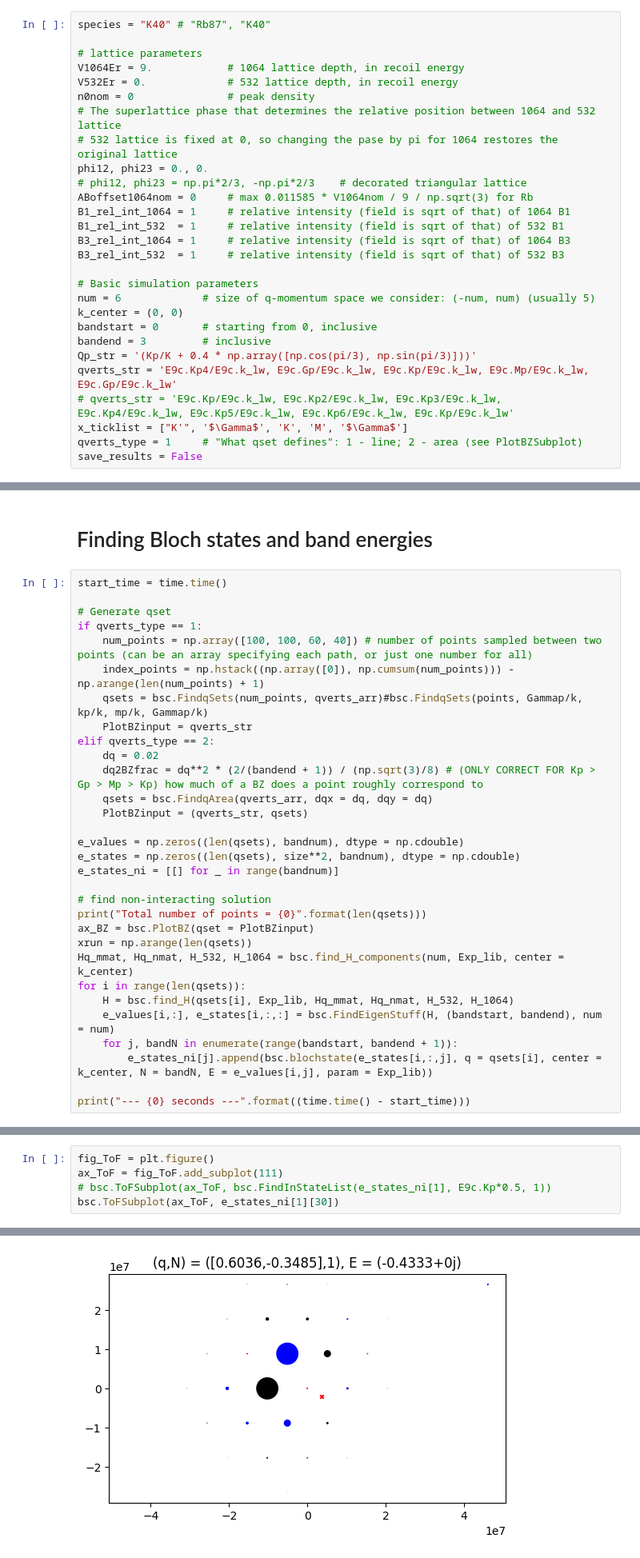
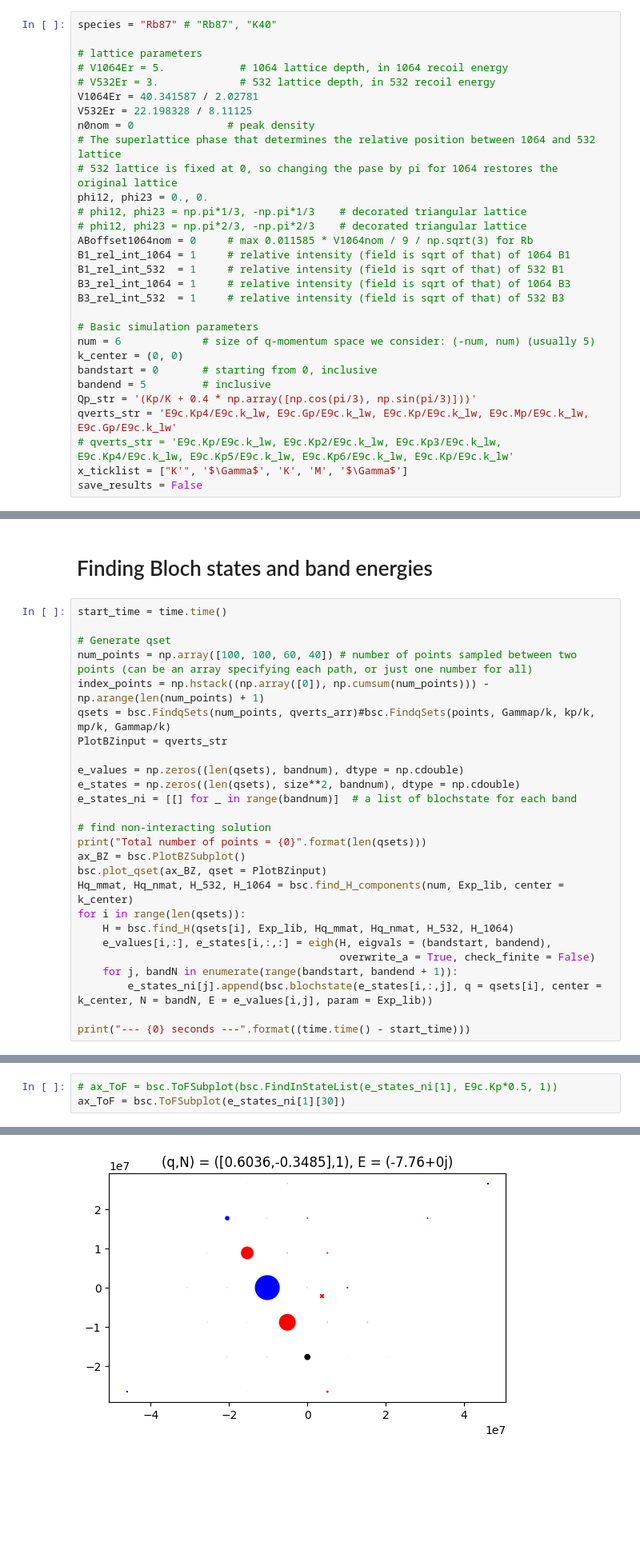
Before and after one commit to Shao-Wen-Chang/E9_constant, a Jupyter notebook: projects/general_plane_wave_expansion/band_structure.ipynb, the cells around one changed output, grey strips where cells are left out. Shown at 80% size. Cells and saved outputs as stored; diff of their text form; blank space fills up the shorter version.

```diff
--- a/projects/general_plane_wave_expansion/band_structure.ipynb
+++ b/projects/general_plane_wave_expansion/band_structure.ipynb
@@ -32,15 +31,18 @@ Some functions might be less accurate.
 # %% [markdown]
 # Inputs
 # %%
-species = "K40" # "Rb87", "K40"
+species = "Rb87" # "Rb87", "K40"
 
 # lattice parameters
-V1064Er = 9.            # 1064 lattice depth, in recoil energy
-V532Er = 0.             # 532 lattice depth, in recoil energy
+# V1064Er = 5.            # 1064 lattice depth, in 1064 recoil energy
+# V532Er = 3.             # 532 lattice depth, in 532 recoil energy
+V1064Er = 40.341587 / 2.02781
+V532Er = 22.198328 / 8.11125
 n0nom = 0               # peak density
 # The superlattice phase that determines the relative position between 1064 and 532 lattice
 # 532 lattice is fixed at 0, so changing the pase by pi for 1064 restores the original lattice
 phi12, phi23 = 0., 0.
+# phi12, phi23 = np.pi*1/3, -np.pi*1/3    # decorated triangular lattice
 # phi12, phi23 = np.pi*2/3, -np.pi*2/3    # decorated triangular lattice
 ABoffset1064nom = 0     # max 0.011585 * V1064nom / 9 / np.sqrt(3) for Rb
 B1_rel_int_1064 = 1     # relative intensity (field is sqrt of that) of 1064 B1
@@ -52,12 +54,11 @@ B3_rel_int_532  = 1     # relative intensity (field is sqrt of that) of 532 B3
 num = 6             # size of q-momentum space we consider: (-num, num) (usually 5)
 k_center = (0, 0)
 bandstart = 0       # starting from 0, inclusive
-bandend = 3         # inclusive
+bandend = 5         # inclusive
 Qp_str = '(Kp/K + 0.4 * np.array([np.cos(pi/3), np.sin(pi/3)]))'
 qverts_str = 'E9c.Kp4/E9c.k_lw, E9c.Gp/E9c.k_lw, E9c.Kp/E9c.k_lw, E9c.Mp/E9c.k_lw, E9c.Gp/E9c.k_lw'
 # qverts_str = 'E9c.Kp/E9c.k_lw, E9c.Kp2/E9c.k_lw, E9c.Kp3/E9c.k_lw, E9c.Kp4/E9c.k_lw, E9c.Kp5/E9c.k_lw, E9c.Kp6/E9c.k_lw, E9c.Kp/E9c.k_lw'
 x_ticklist = ["K'", '$\Gamma$', 'K', 'M', '$\Gamma$']
-qverts_type = 1     # "What qset defines": 1 - line; 2 - area (see PlotBZSubplot)
 save_results = False
 # %% [markdown]
 # Initialization
@@ -162,29 +163,24 @@ if bool_plot_real:
 start_time = time.time()
 
 # Generate qset
-if qverts_type == 1:
-    num_points = np.array([100, 100, 60, 40]) # number of points sampled between two points (can be an array specifying each path, or just one number for all)
-    index_points = np.hstack((np.array([0]), np.cumsum(num_points))) - np.arange(len(num_points) + 1)
-    qsets = bsc.FindqSets(num_points, qverts_arr)#bsc.FindqSets(points, Gammap/k, kp/k, mp/k, Gammap/k)
-    PlotBZinput = qverts_str
-elif qverts_type == 2:
-    dq = 0.02
-    dq2BZfrac = dq**2 * (2/(bandend + 1)) / (np.sqrt(3)/8) # (ONLY CORRECT FOR Kp > Gp > Mp > Kp) how much of a BZ does a point roughly correspond to
-    qsets = bsc.FindqArea(qverts_arr, dqx = dq, dqy = dq)
-    PlotBZinput = (qverts_str, qsets)
+num_points = np.array([100, 100, 60, 40]) # number of points sampled between two points (can be an array specifying each path, or just one number for all)
+index_points = np.hstack((np.array([0]), np.cumsum(num_points))) - np.arange(len(num_points) + 1)
+qsets = bsc.FindqSets(num_points, qverts_arr)#bsc.FindqSets(points, Gammap/k, kp/k, mp/k, Gammap/k)
+PlotBZinput = qverts_str
 
 e_values = np.zeros((len(qsets), bandnum), dtype = np.cdouble)
 e_states = np.zeros((len(qsets), size**2, bandnum), dtype = np.cdouble)
-e_states_ni = [[] for _ in range(bandnum)]
+e_states_ni = [[] for _ in range(bandnum)]  # a list of blochstate for each band
 
 # find non-interacting solution
 print("Total number of points = {0}".format(len(qsets)))
-ax_BZ = bsc.PlotBZ(qset = PlotBZinput)
-xrun = np.arange(len(qsets))
+ax_BZ = bsc.PlotBZSubplot()
+bsc.plot_qset(ax_BZ, qset = PlotBZinput)
 Hq_mmat, Hq_nmat, H_532, H_1064 = bsc.find_H_components(num, Exp_lib, center = k_center)
 for i in range(len(qsets)):
     H = bsc.find_H(qsets[i], Exp_lib, Hq_mmat, Hq_nmat, H_532, H_1064)
-    e_values[i,:], e_states[i,:,:] = bsc.FindEigenStuff(H, (bandstart, bandend), num = num)
+    e_values[i,:], e_states[i,:,:] = eigh(H, eigvals = (bandstart, bandend),
+                                          overwrite_a = True, check_finite = False)
     for j, bandN in enumerate(range(bandstart, bandend + 1)):
         e_states_ni[j].append(bsc.blochstate(e_states[i,:,j], q = qsets[i], center = k_center, N = bandN, E = e_values[i,j], param = Exp_lib))
 
@@ -247,6 +290,4 @@ Text(0.5, 1.0, 'V532 = 0.0 kHz, V1064 = 39.68873534078824 kHz; AB offset = 0.0 k
 # %%
-fig_ToF = plt.figure()
-ax_ToF = fig_ToF.add_subplot(111)
-# bsc.ToFSubplot(ax_ToF, bsc.FindInStateList(e_states_ni[1], E9c.Kp*0.5, 1))
-bsc.ToFSubplot(ax_ToF, e_states_ni[1][30])
+# ax_ToF = bsc.ToFSubplot(bsc.FindInStateList(e_states_ni[1], E9c.Kp*0.5, 1))
+ax_ToF = bsc.ToFSubplot(e_states_ni[1][30])
 # %% [output]
@@ -254,4 +294,4 @@ bsc.ToFSubplot(ax_ToF, e_states_ni[1][30])
-[figure, old version]
+[figure, new version]
 # %% [markdown]
 ## Quantum metric tensor
 # %%
```
Also changed, not shown: parts of 10 cells of this notebook, 7 other files.
